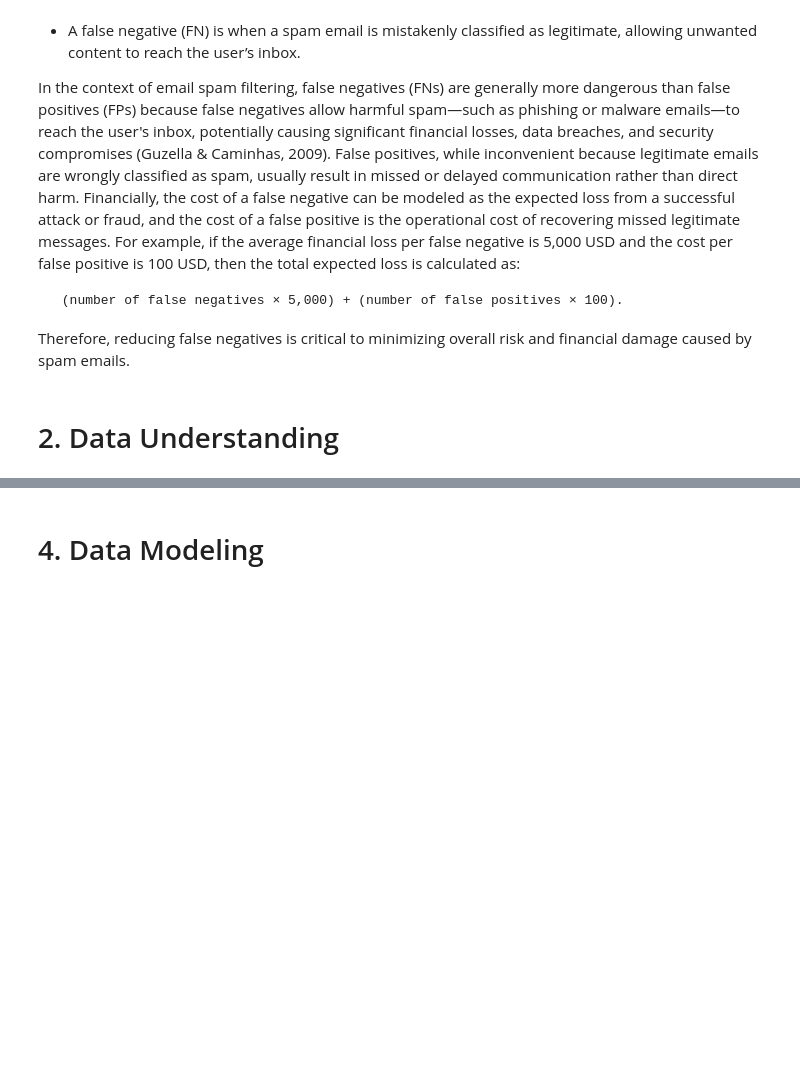
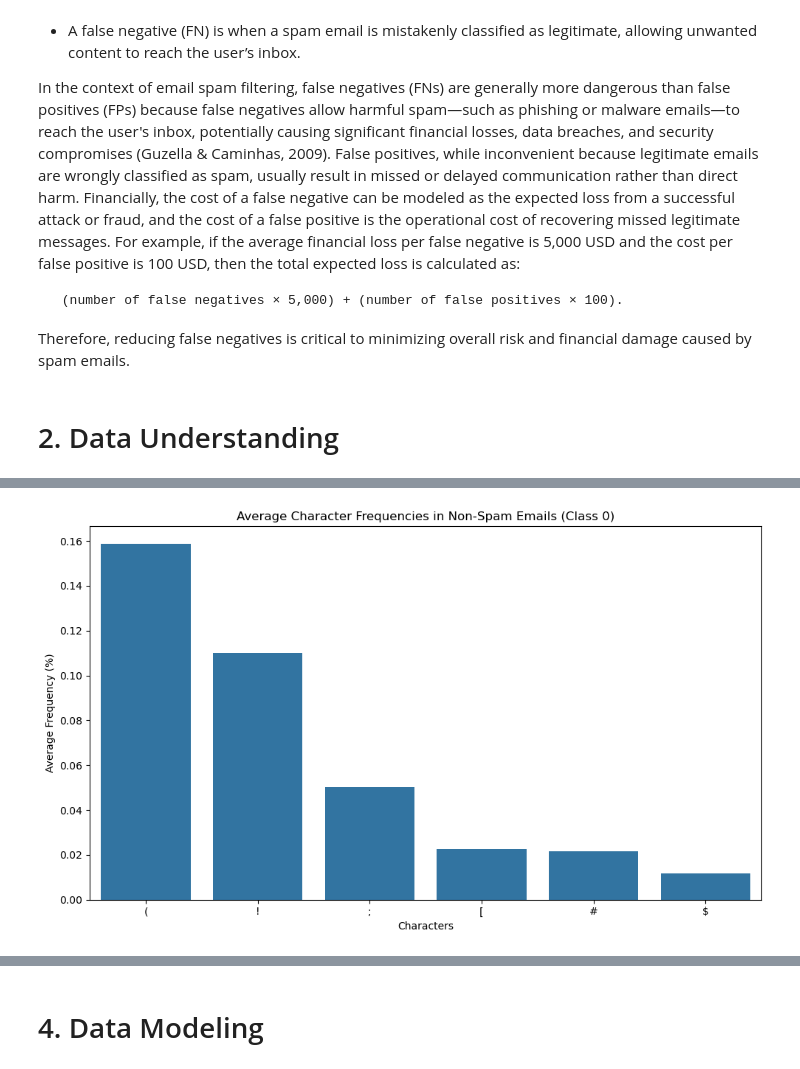
Before and after one commit to hansdarmawann/spambase-lgbm, a Jupyter notebook: spb_hd.ipynb, the cells around one changed output, grey strips where cells are left out. Cells and saved outputs as stored; diff of their text form; code cells hidden in the pictures; blank space fills up the shorter version.

```diff
--- a/spb_hd.ipynb
+++ b/spb_hd.ipynb
@@ -23,0 +196,17 @@ Therefore, reducing false negatives is critical to minimizing overall risk and f
+# %%
+# List of character frequency columns
+char_freq_cols = [col for col in df.columns if col.startswith('char_freq_')]
+
+def plot_char_freq_distribution(data, title):
+    # Calculate mean frequencies for each character feature
+    mean_freq = data[char_freq_cols].mean().sort_values(ascending=False)
+
+    # Plot distribution as barplot without palette to avoid warning
+    plt.figure(figsize=(10, 6))
+    sns.barplot(x=mean_freq.index.str.replace('char_freq_', ''), y=mean_freq.values)
+    plt.xticks(rotation=0)
+    plt.xlabel('Characters')
+    plt.ylabel('Average Frequency (%)')
+    plt.title(title)
+    plt.tight_layout()
+    plt.show()
@@ -23,0 +215,5 @@ Therefore, reducing false negatives is critical to minimizing overall risk and f
+# %%
+# Plot distribution for Non-Spam emails (Class 0)
+plot_char_freq_distribution(df[df['Class'] == 0], "Average Character Frequencies in Non-Spam Emails (Class 0)")
+# %% [output]
+[figure, added]
```
Also changed, not shown: parts of 22 cells of this notebook.
